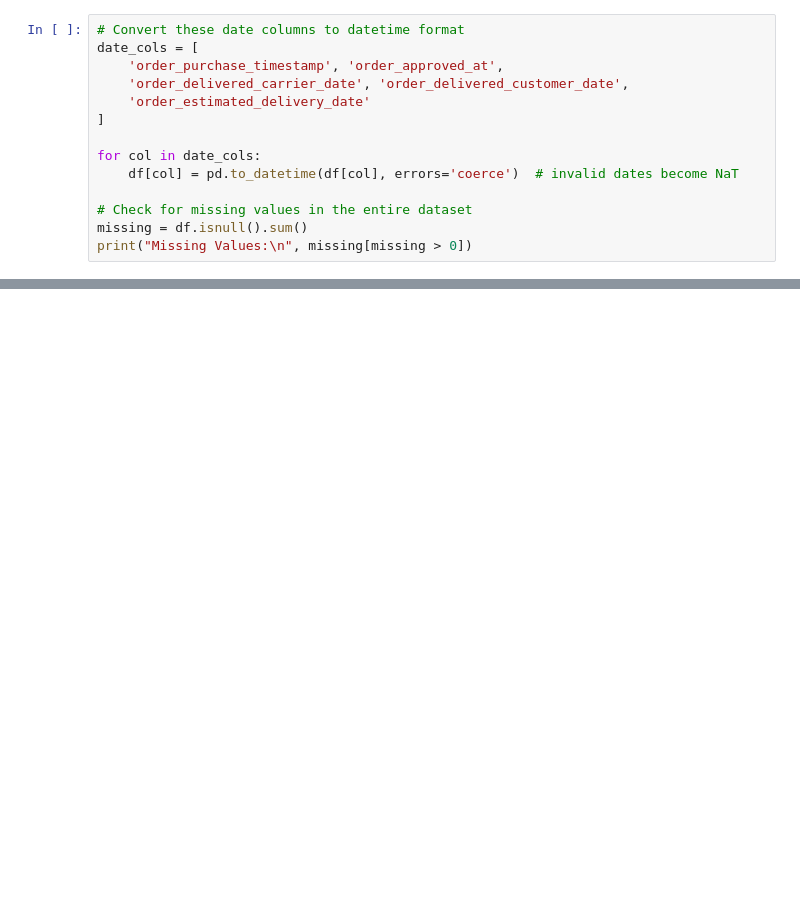
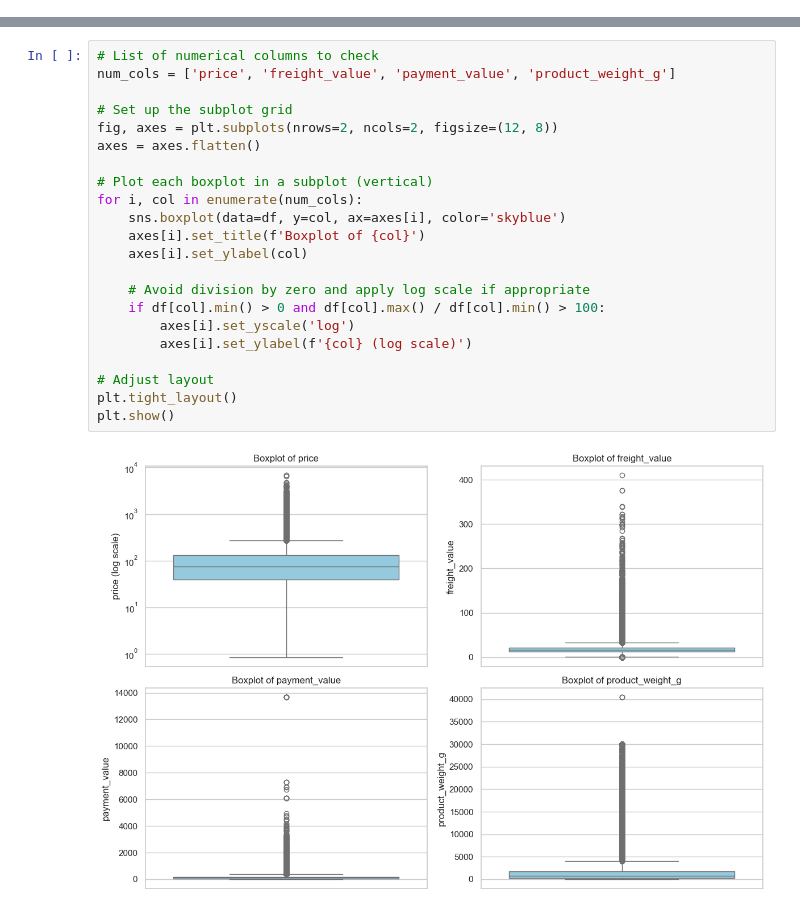
Before and after one commit to SnitTeshome/DSA2040A_DataMining_Group-8_Snit_552___Mohamed_006___Halima_315___Lesala_218, a Jupyter notebook: notebooks/2_exploratory_analysis.ipynb, the cells around one changed output, grey strips where cells are left out. Saved outputs shown, nothing was run; the diff lists cells and outputs as text; blank space fills up the shorter version.

```diff
--- a/notebooks/2_exploratory_analysis.ipynb
+++ b/notebooks/2_exploratory_analysis.ipynb
@@ -109,14 +0,0 @@ max                 5.000000       1.000000           1.000000
-# %%
-# Convert these date columns to datetime format
-date_cols = [
-    'order_purchase_timestamp', 'order_approved_at',
-    'order_delivered_carrier_date', 'order_delivered_customer_date',
-    'order_estimated_delivery_date'
-]
-
-for col in date_cols:
-    df[col] = pd.to_datetime(df[col], errors='coerce')  # invalid dates become NaT
-
-# Check for missing values in the entire dataset
-missing = df.isnull().sum()
-print("Missing Values:\n", missing[missing > 0])
@@ -301,0 +188,24 @@ This helps in improving logistics, delivery promises, and customer satisfaction.
+# %%
+# List of numerical columns to check
+num_cols = ['price', 'freight_value', 'payment_value', 'product_weight_g']
+
+# Set up the subplot grid
+fig, axes = plt.subplots(nrows=2, ncols=2, figsize=(12, 8))
+axes = axes.flatten()
+
+# Plot each boxplot in a subplot (vertical)
+for i, col in enumerate(num_cols):
+    sns.boxplot(data=df, y=col, ax=axes[i], color='skyblue')
+    axes[i].set_title(f'Boxplot of {col}')
+    axes[i].set_ylabel(col)
+
+    # Avoid division by zero and apply log scale if appropriate
+    if df[col].min() > 0 and df[col].max() / df[col].min() > 100:
+        axes[i].set_yscale('log')
+        axes[i].set_ylabel(f'{col} (log scale)')
+
+# Adjust layout
+plt.tight_layout()
+plt.show()
+# %% [output]
+[figure, added]
```
Also changed, not shown: parts of 71 cells of this notebook.
